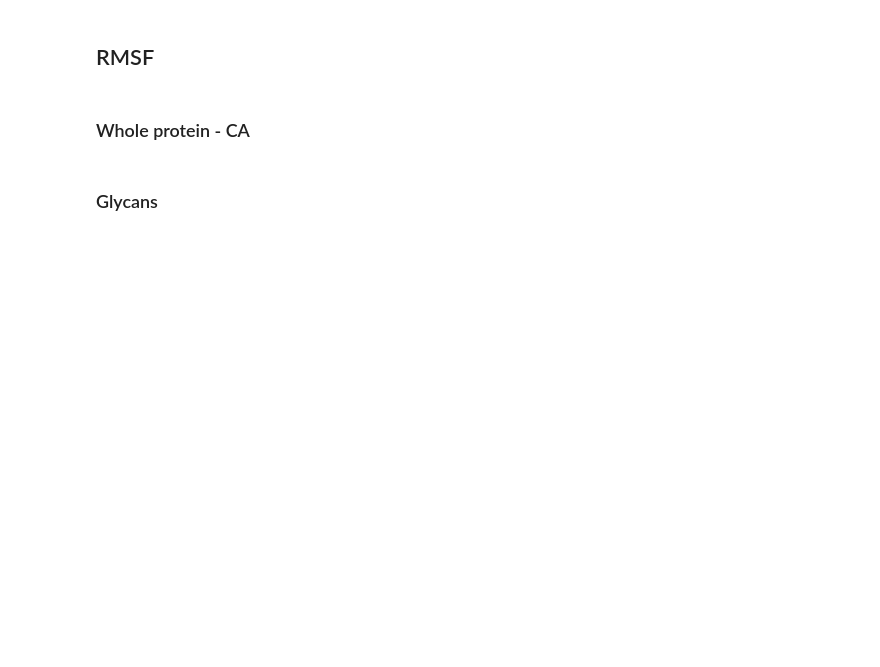
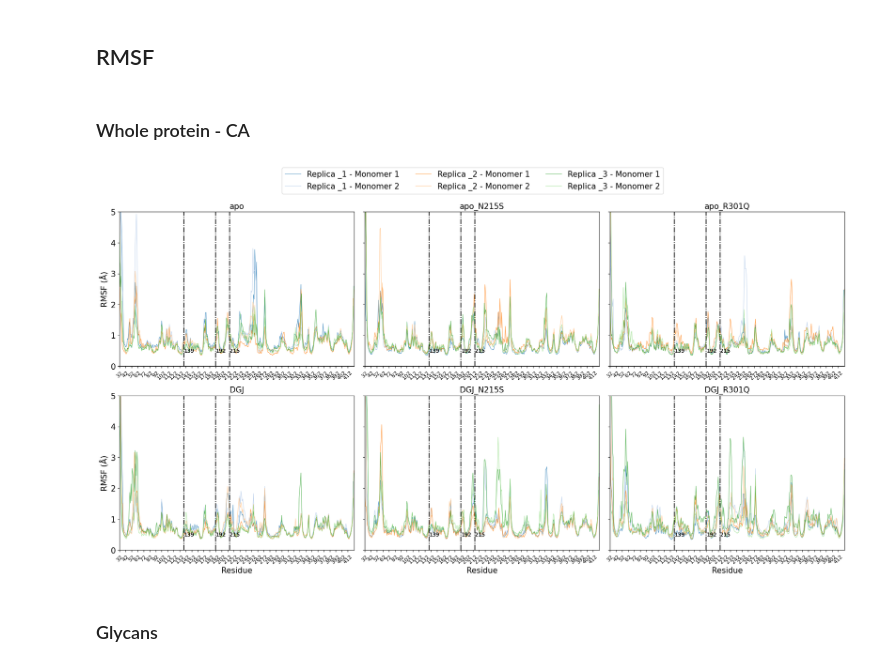
Before and after one commit to giorginolab/aGAL-MD, a Jupyter notebook: functions/2_evaluation.ipynb, the cells around one changed output. Cells and saved outputs as stored; diff of their text form; code cells hidden in the pictures; blank space fills up the shorter version.

```diff
--- a/functions/2_evaluation.ipynb
+++ b/functions/2_evaluation.ipynb
@@ -162,8 +169,8 @@ for s in structure:
         topology = f'../dist/3s5y/{s}{r}/{s}{r}_noh.psf'
         trajectory = f'../dist/3s5y/{s}{r}/{s}{r}_noh_s10.xtc'
 
-        rmsf(f'{s}{r}_CA_P0', topology, trajectory, atomsel = 'segid P0 and name CA', trajalnsel='segid P0 and name CA', refalnsel='segid P0 and name CA' )
-        rmsf(f'{s}{r}_CA_P1', topology, trajectory, atomsel = 'segid P1 and name CA', trajalnsel='segid P1 and name CA', refalnsel='segid P1 and name CA' )
+        rmsf('3s5y', f'{s}{r}_CA_P0', topology, trajectory, atomsel = 'segid P0 and name CA', trajalnsel='segid P0 and name CA', refalnsel='segid P0 and name CA' )
+        rmsf('3s5y', f'{s}{r}_CA_P1', topology, trajectory, atomsel = 'segid P1 and name CA', trajalnsel='segid P1 and name CA', refalnsel='segid P1 and name CA' )
 # %%
 #rmsf computed on replicas separately
 structures = ['apo', 'apo_N215S', 'apo_R301Q',
@@ -187,8 +194,8 @@ for i, s in enumerate(structures):
         #if s == 'DGJ_N215S' and r == '_3':
         #    continue
 
-        chainP0 = pd.read_csv(f'../results/tables/{s}{r}_CA_P0_rmsf.csv')
-        chainP1 = pd.read_csv(f'../results/tables/{s}{r}_CA_P1_rmsf.csv')
+        chainP0 = pd.read_csv(f'../results/3s5y/tables/{s}{r}_CA_P0_rmsf.csv')
+        chainP1 = pd.read_csv(f'../results/3s5y/tables/{s}{r}_CA_P1_rmsf.csv')
         ax.plot(chainP0['resid'], chainP0['rmsf'],
                 linestyle="-", linewidth=0.8, label=f"Replica {r} - Monomer 1", alpha=0.8, color=replica_colors[f"{r}_P0"])
         ax.plot(chainP1['resid'], chainP1['rmsf'],
@@ -200,34 +207,36 @@ for i, s in enumerate(structures):
             ax.axvline(marker_resid, color="black", linestyle="-.", alpha=0.7)
             ax.text(marker_resid + 0.5, 0.5, str(marker_resid),
                     va='center', ha='left', color='black')
             first = False
 
         step = 10
         unique_resid = np.unique(chainP0['resid'])
         all_ticks = sorted(set(list(unique_resid[::step])))
         ax.set_xticks(all_ticks)
         ax.set_xticklabels(all_ticks, rotation=45, fontsize= 10)
         ax.set_xlim(chainP0['resid'].min() - 0.5, chainP1['resid'].max() + 0.5)
 
     ax.set_title(s)
     if i // 3 == 1:
         ax.set_xlabel("Residue")
     else:
         ax.set_xlabel("")
     if i % 3 == 0:
         ax.set_ylabel("RMSF (Å)")
     else:
         ax.set_ylabel("")
 ax.set_ylim(0,5)
 handles, labels = axes[0].get_legend_handles_labels()
 unique = dict(zip(labels, handles))
 fig.legend(unique.values(), unique.keys(),
            loc='upper center', bbox_to_anchor=(0.5, 1),
            ncol=3)
 
 plt.tight_layout(rect=[0, 0, 1, 0.92])
-plt.savefig("../results/plots/rmsf_CA_sep_by_segid.pdf", dpi=300)
+plt.savefig("../results/3s5y/plots/rmsf_CA_sep_by_segid.pdf", dpi=300)
 _=plt.show()
+# %% [output]
+[figure, added]
 # %% [markdown]
 ### Glycans
 # %%
```
Also changed, not shown: parts of 10 cells of this notebook, 15 other files.
